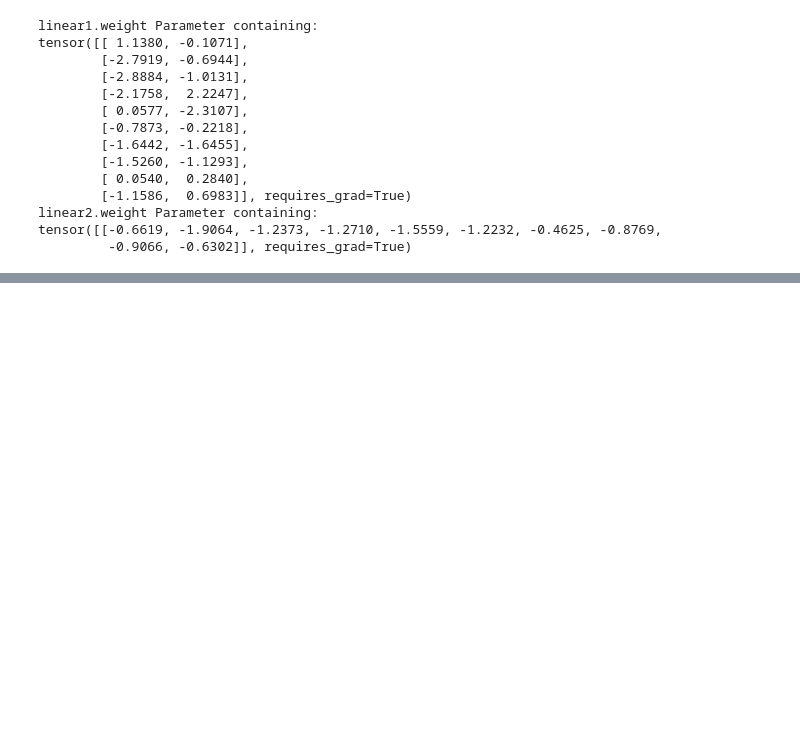
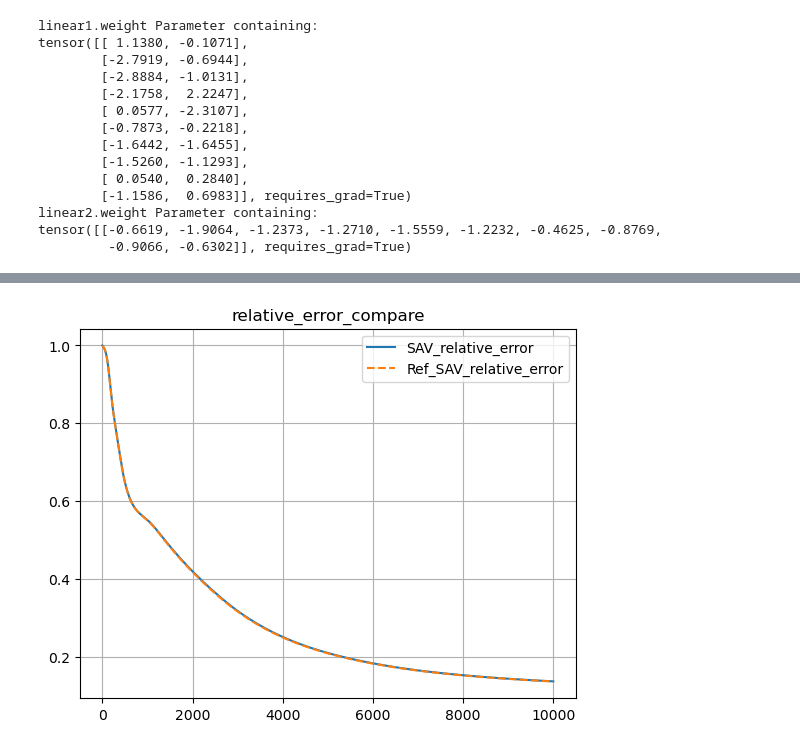
Before and after one commit to Phoenizard/SAV, a Jupyter notebook: draft.ipynb, the cells around one changed output, grey strips where cells are left out. Cells and saved outputs as stored; diff of their text form; code cells hidden in the pictures; blank space fills up the shorter version.

```diff
--- a/draft.ipynb
+++ b/draft.ipynb
@@ -72,0 +115,11 @@ tensor([[-0.6619, -1.9064, -1.2373, -1.2710, -1.5559, -1.2232, -0.4625, -0.8769,
+# %%
+# 由于relative_error的值太小，所以取对数
+plt.figure()
+plt.title('relative_error_compare')
+plt.plot(my_relative_error, label='SAV_relative_error')
+plt.plot(ref_relative_error, label='Ref_SAV_relative_error', linestyle='--')
+plt.grid()
+plt.legend()
+plt.show()
+# %% [output]
+[figure, added]
```
Also changed, not shown: parts of 4 cells of this notebook, 15 other files.
